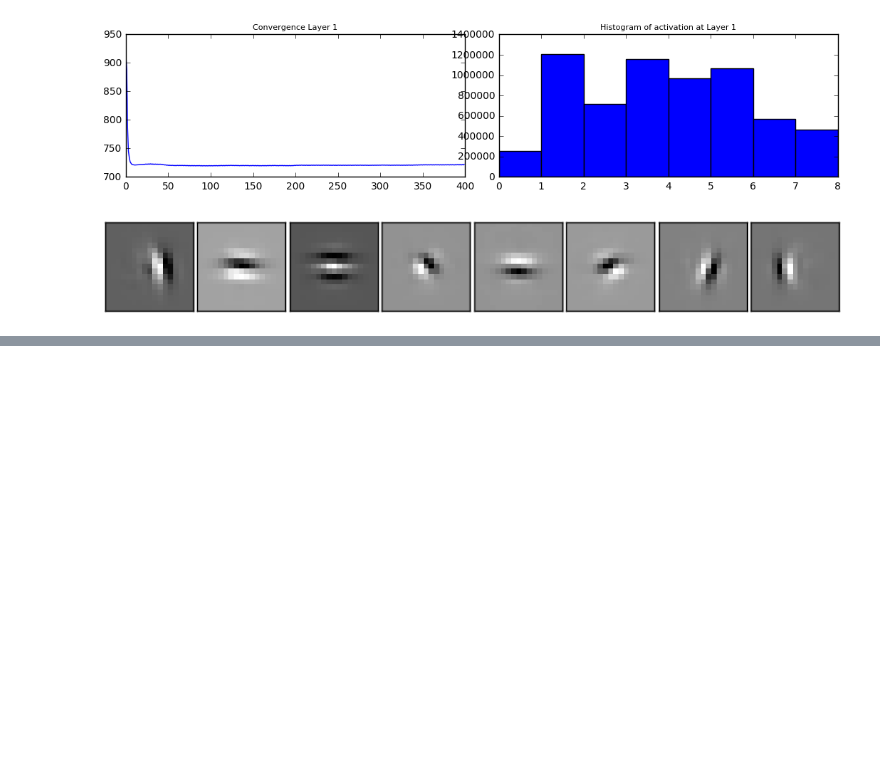
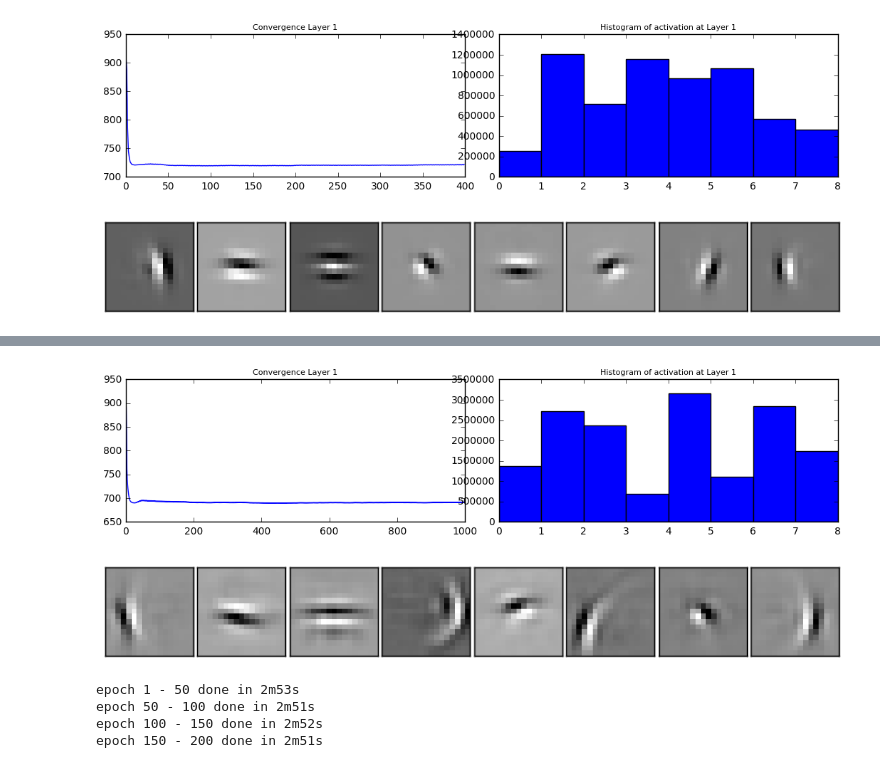
Before and after one commit to VictorBoutin/CHAMP, a Jupyter notebook: Probe/UseExample.ipynb, the cells around one changed output, grey strips where cells are left out. Drawn from its saved outputs; the diff is of its cells as text; code cells hidden in the pictures; blank space fills up the shorter version.

```diff
--- a/Probe/UseExample.ipynb
+++ b/Probe/UseExample.ipynb
@@ -58,0 +99,15 @@ DisplayDico(ChampLayer.dictionary)
+# %%
+DisplayConvergenceCHAMP(ChampLayer,['error','histo'])
+DisplayDico(ChampLayer.dictionary)
+# %% [output]
+[figure, added]
+[figure, added]
+# %%
+ChampLayer = CHAMP_Layer(l0_sparseness=40,sigma=1, nb_dico=8,verbose=4,\
+                         dico_size=(17,17),doSym=False, FilterStyle='Gaussian', MaskMod='Residual')
+dico = ChampLayer.TrainLayer(training_set, eta=0.01, eta_homeo=None,nb_epoch=200)
+# %% [output]
+epoch 1 - 50 done in 2m53s
+epoch 50 - 100 done in 2m51s
+epoch 100 - 150 done in 2m52s
+epoch 150 - 200 done in 2m51s
```
Also changed, not shown: parts of 102 cells of this notebook.
